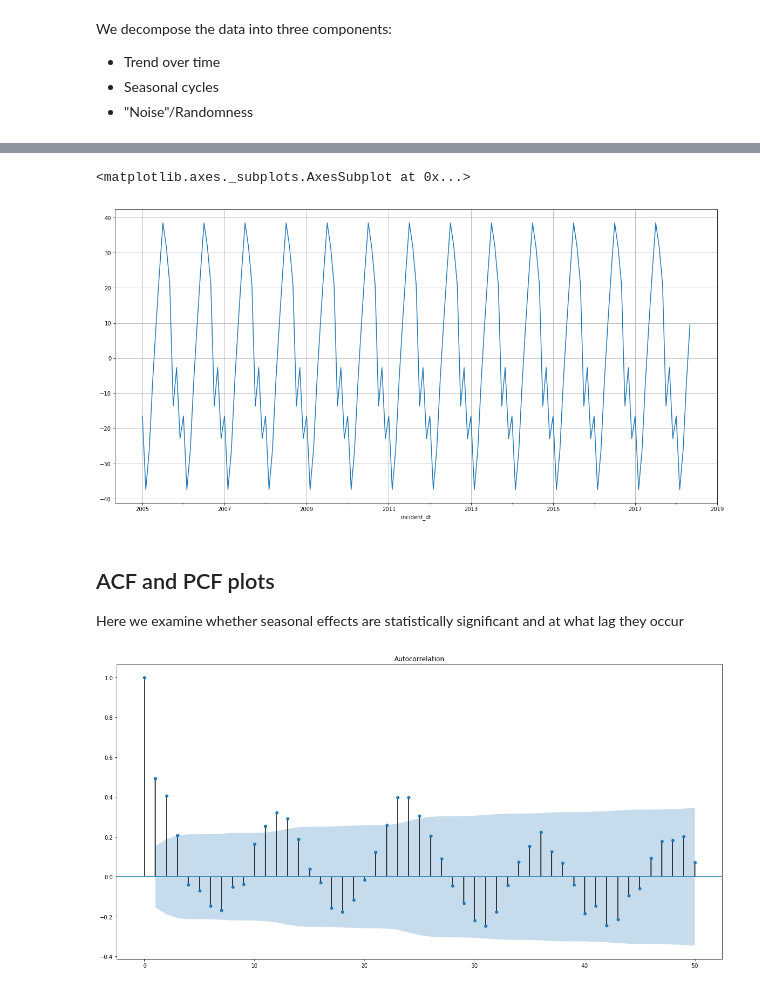
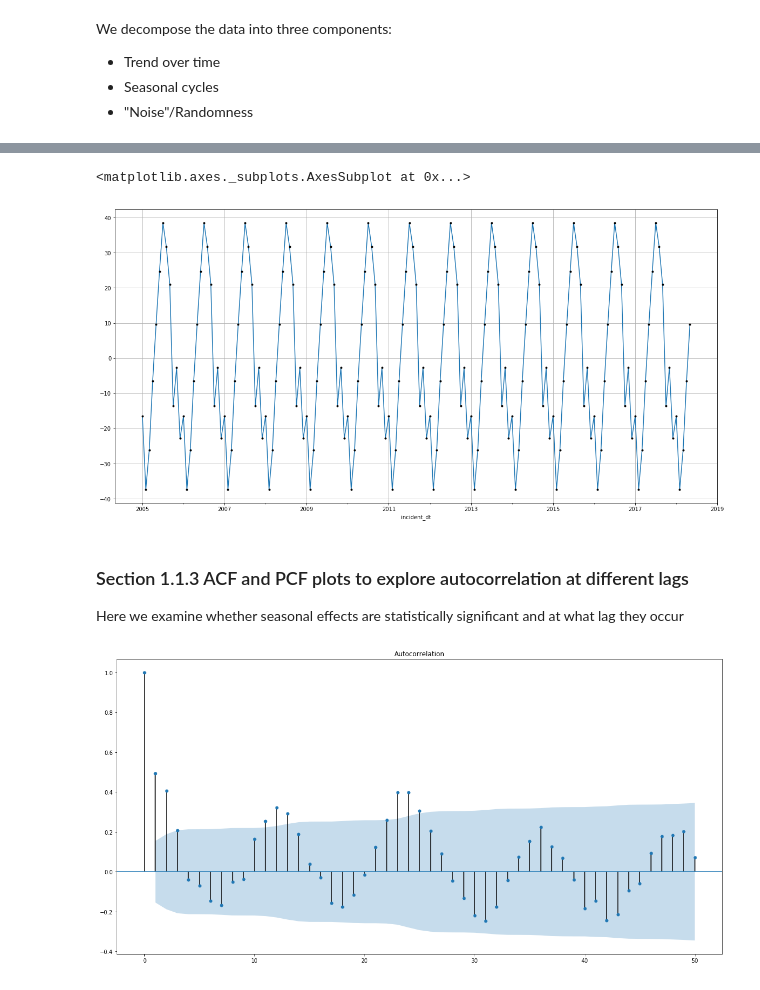
Before and after one commit to lotusflyer/ash_pub_safety, a Jupyter notebook: initial_exploration_pub_safe.ipynb, the cells around one changed output, grey strips where cells are left out. Drawn from its saved outputs; the diff is of its cells as text; code cells hidden in the pictures.

```diff
--- a/initial_exploration_pub_safe.ipynb
+++ b/initial_exploration_pub_safe.ipynb
@@ -121,10 +130,11 @@ larceny_result_add.trend.plot(grid=True)
 # %%
 larceny_result_add.seasonal.plot(grid=True)
+larceny_result_add.seasonal.plot(style='k.', grid=True)
 # %% [output]
 <matplotlib.axes._subplots.AxesSubplot at 0x...>
-[figure, old version]
+[figure, new version]
 # %% [markdown]
-## ACF and PCF plots
+### Section 1.1.3 ACF and PCF plots to explore autocorrelation at different lags
 Here we examine whether seasonal effects are statistically significant and at what lag they occur
 # %%
 fig = plot_acf(larceny_monthly_counts, lags=50)
```
Also changed, not shown: parts of 21 cells of this notebook, 1 other file.
